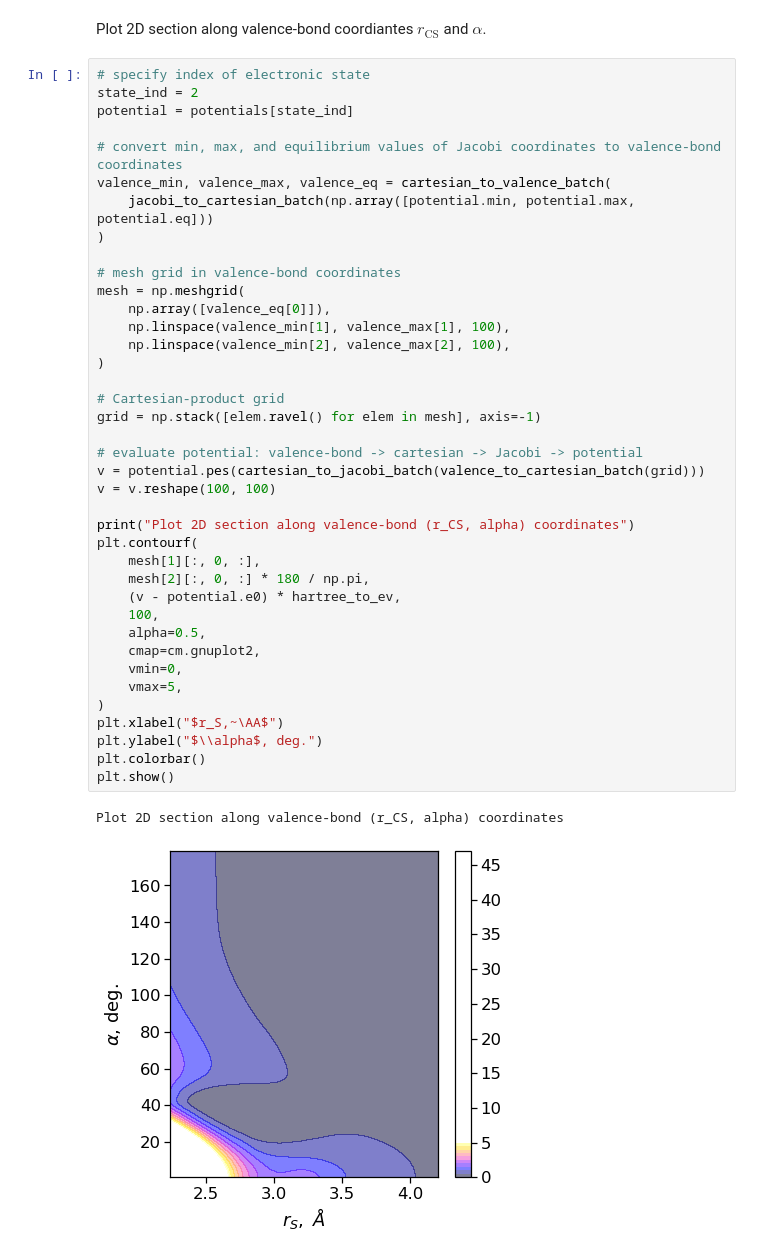
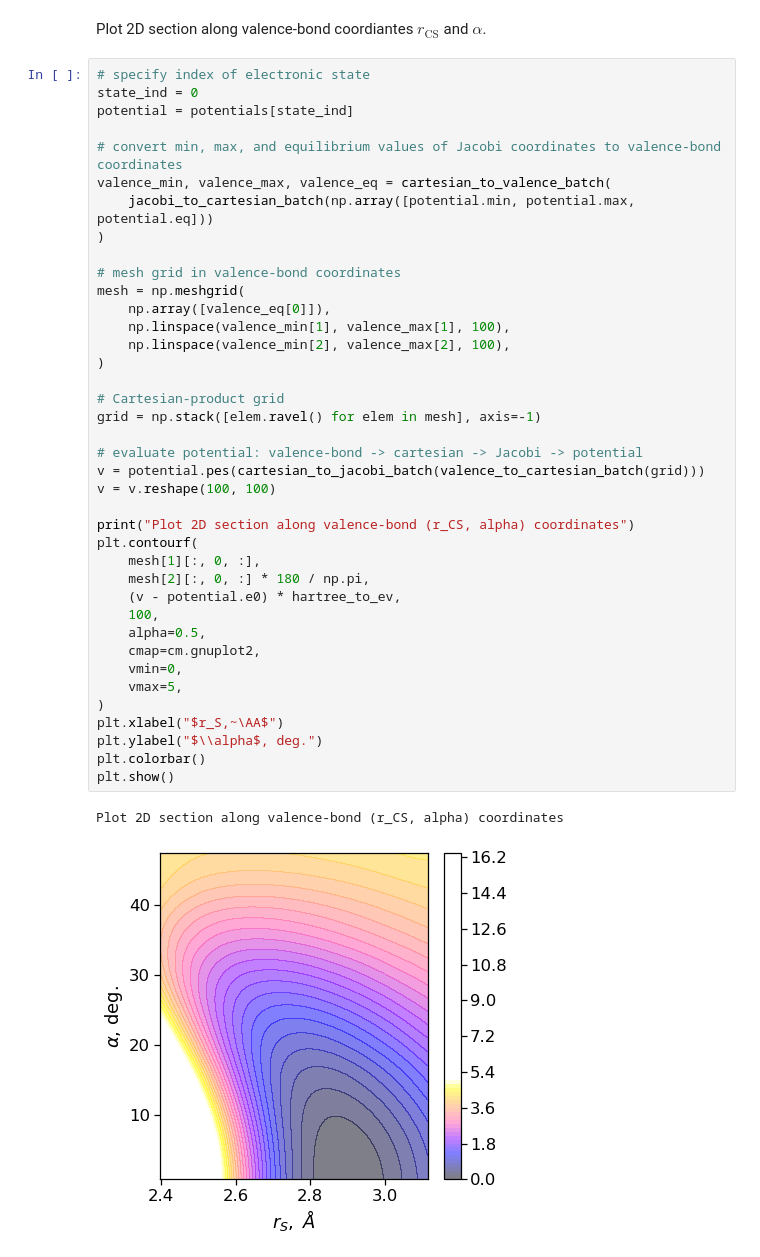
Before and after one commit to yachmena/Tutorial-OCS-vibrations, a Jupyter notebook: ocs_potential.ipynb, the cells around one changed output. Saved outputs shown, nothing was run; the diff lists cells and outputs as text.

```diff
--- a/ocs_potential.ipynb
+++ b/ocs_potential.ipynb
@@ -281,7 +281,7 @@ Plot 2D section along Jacobi (r_S, theta) coordinates
 Plot 2D section along valence-bond coordiantes $r_\text{CS}$ and $\alpha$.
 # %%
 # specify index of electronic state
-state_ind = 2
+state_ind = 0
 potential = potentials[state_ind]
 
 # convert min, max, and equilibrium values of Jacobi coordinates to valence-bond coordinates
@@ -293,31 +293,31 @@ valence_min, valence_max, valence_eq = cartesian_to_valence_batch(
 mesh = np.meshgrid(
     np.array([valence_eq[0]]),
     np.linspace(valence_min[1], valence_max[1], 100),
     np.linspace(valence_min[2], valence_max[2], 100),
 )
 
 # Cartesian-product grid
 grid = np.stack([elem.ravel() for elem in mesh], axis=-1)
 
 # evaluate potential: valence-bond -> cartesian -> Jacobi -> potential
 v = potential.pes(cartesian_to_jacobi_batch(valence_to_cartesian_batch(grid)))
 v = v.reshape(100, 100)
 
 print("Plot 2D section along valence-bond (r_CS, alpha) coordinates")
 plt.contourf(
     mesh[1][:, 0, :],
     mesh[2][:, 0, :] * 180 / np.pi,
     (v - potential.e0) * hartree_to_ev,
     100,
     alpha=0.5,
     cmap=cm.gnuplot2,
     vmin=0,
     vmax=5,
 )
 plt.xlabel("$r_S,~\AA$")
 plt.ylabel("$\\alpha$, deg.")
 plt.colorbar()
 plt.show()
 # %% [output]
 Plot 2D section along valence-bond (r_CS, alpha) coordinates
-[figure, old version]
+[figure, new version]
```
Also changed, not shown: parts of 1 cell of this notebook, 2 other files.
